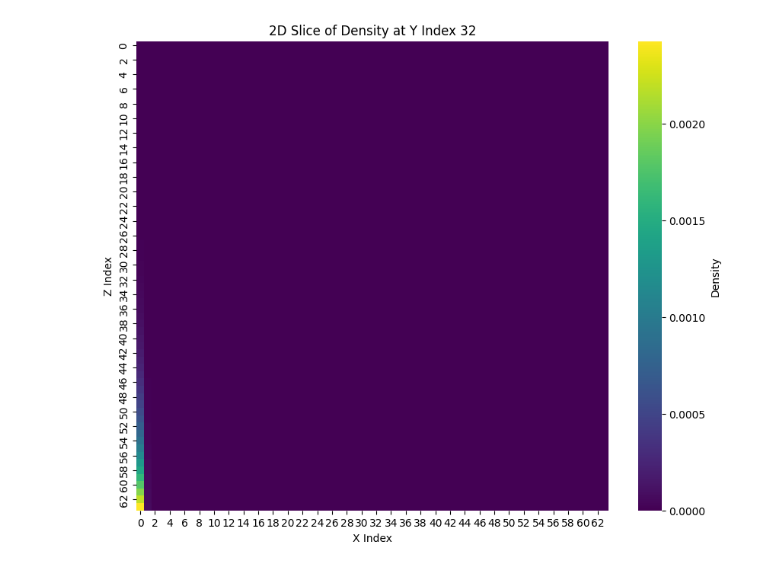
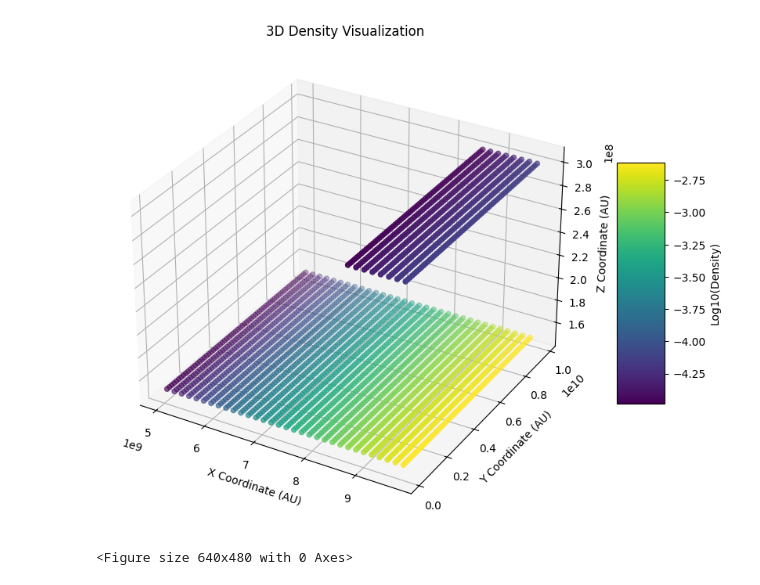
Before and after one commit to K1zum1/AstroWind, a Jupyter notebook: source/density_map.ipynb, the cells around one changed output. Saved outputs shown, nothing was run; the diff lists cells and outputs as text; code cells hidden in the pictures.

Commit message:
density mapping

```diff
--- a/source/density_map.ipynb
+++ b/source/density_map.ipynb
@@ -1,20 +1,34 @@
-# %%
-import numpy as np
-import seaborn as sns
-import matplotlib.pyplot as plt
-
-file_path = 'parameters/wind_density_output.csv'
-wind_density_data = np.loadtxt(file_path, delimiter=',')
-rho = wind_density_data.reshape(64, 64, 64)
-
-y_index = 32
-xz_slice = rho[:, y_index, :]
-
-plt.figure(figsize=(10, 8))
-sns.heatmap(xz_slice, cmap='viridis', cbar_kws={'label': 'Density'})
-plt.title(f'2D Slice of Density at Y Index {y_index}')
-plt.xlabel('X Index')
-plt.ylabel('Z Index')
-plt.show()
-# %% [output]
-[figure, removed]
+# %%
+import numpy as np
+import matplotlib.pyplot as plt
+from mpl_toolkits.mplot3d import Axes3D
+
+density = np.load('parameters/wind_density_output.npy')
+AU = 149597870
+
+x_values = np.linspace(1, 65, 64) * AU
+y_values = np.linspace(1, 65, 64) * AU
+z_values = np.linspace(1, 65, 64) * AU
+X, Y, Z = np.meshgrid(x_values, y_values, z_values, indexing='ij')
+
+X_flat = X.flatten()
+Y_flat = Y.flatten()
+Z_flat = Z.flatten()
+density_log = np.log10(density.flatten() + 1e-24)
+
+threshold = np.percentile(density_log, 99)
+mask = density_log > threshold
+
+fig = plt.figure(figsize=(10, 8))
+ax = fig.add_subplot(111, projection='3d')
+sc = ax.scatter(X_flat[mask], Y_flat[mask], Z_flat[mask], c=density_log[mask], cmap='viridis', marker='o')
+cbar = fig.colorbar(sc, shrink=0.5, aspect=5)
+cbar.set_label('Log10(Density)')
+ax.set_xlabel('X Coordinate (AU)')
+ax.set_ylabel('Y Coordinate (AU)')
+ax.set_zlabel('Z Coordinate (AU)')
+ax.set_title('3D Density Visualization')
+plt.show()
+# %% [output]
+[figure, added]
+<Figure size 640x480 with 0 Axes>
```
Also changed, not shown: 3 other files.
